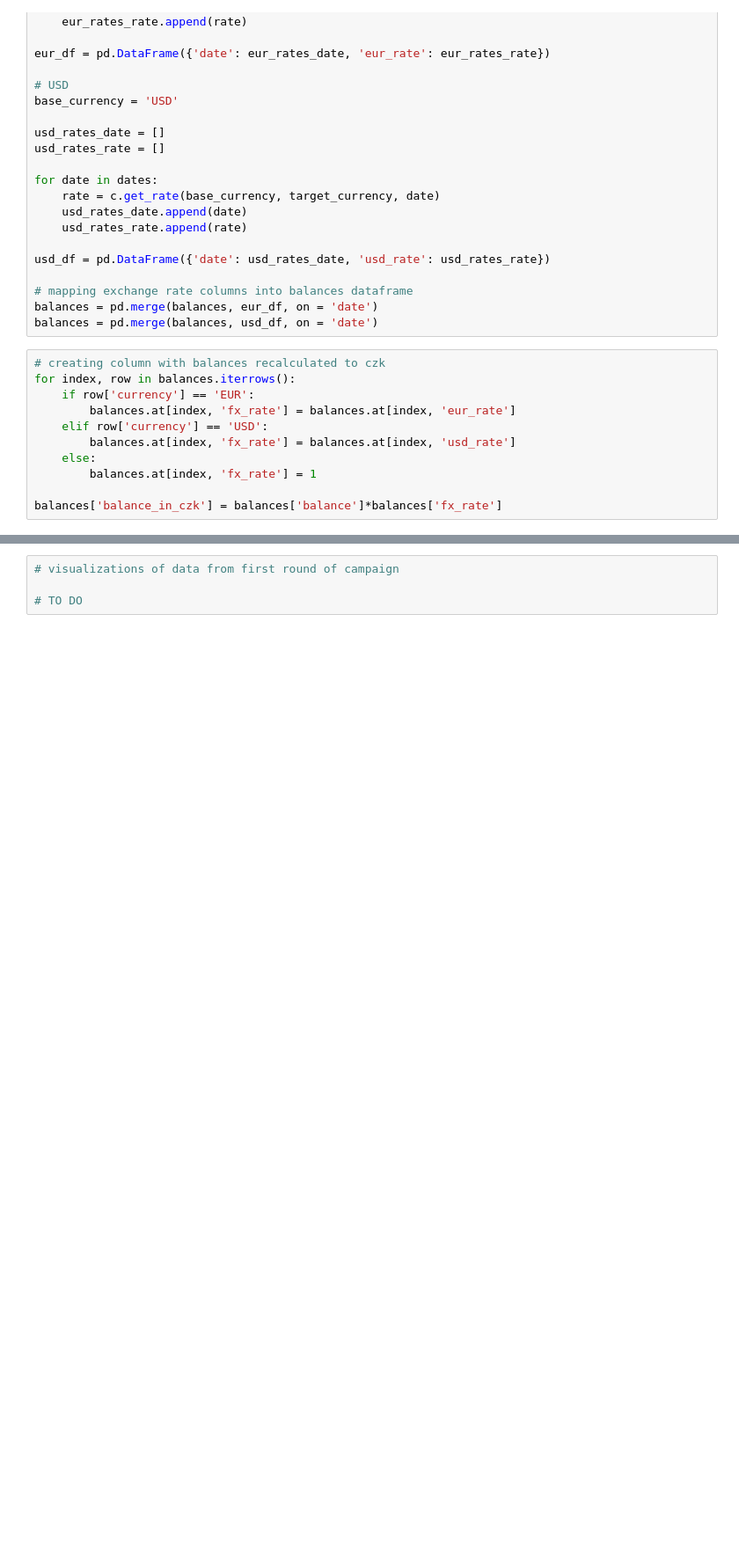
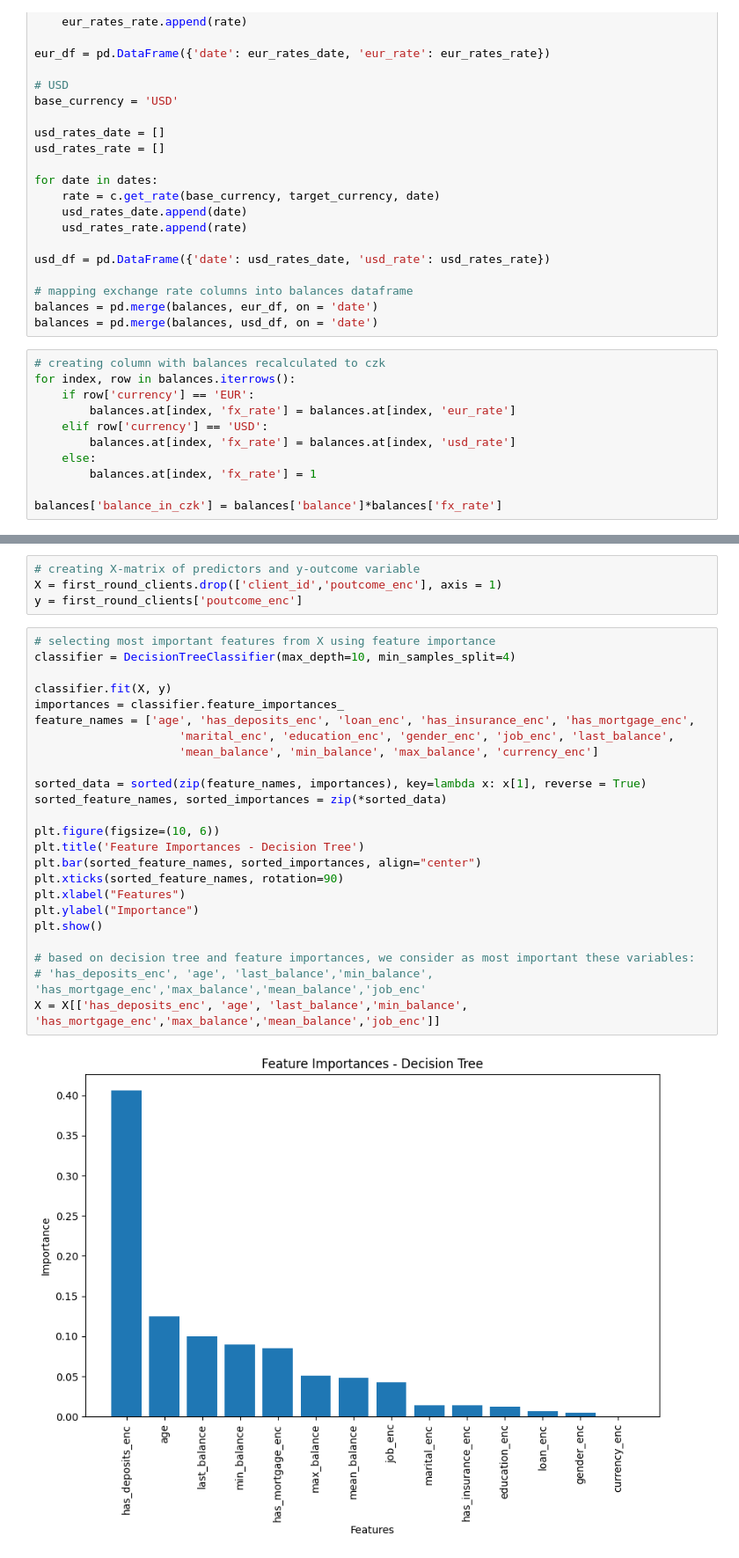
Before and after one commit to danielapinkasova/case_study, a Jupyter notebook: Master_notebook.ipynb, the cells around one changed output, grey strips where cells are left out. Shown: that part at 88% size. Drawn from its saved outputs; the diff is of its cells as text; blank space fills up the shorter version.

Commit message:
feature importances

```diff
--- a/Master_notebook.ipynb
+++ b/Master_notebook.ipynb
@@ -223,4 +235,30 @@ first_round_clients['age'] = first_round_clients['age'].astype(int)
-# %%
-# visualizations of data from first round of campaign
-
-# TO DO
+# %%
+# creating X-matrix of predictors and y-outcome variable
+X = first_round_clients.drop(['client_id','poutcome_enc'], axis = 1)
+y = first_round_clients['poutcome_enc']
+# %%
+# selecting most important features from X using feature importance
+classifier = DecisionTreeClassifier(max_depth=10, min_samples_split=4)
+
+classifier.fit(X, y)
+importances = classifier.feature_importances_
+feature_names = ['age', 'has_deposits_enc', 'loan_enc', 'has_insurance_enc', 'has_mortgage_enc',
+                     'marital_enc', 'education_enc', 'gender_enc', 'job_enc', 'last_balance',
+                     'mean_balance', 'min_balance', 'max_balance', 'currency_enc']
+
+sorted_data = sorted(zip(feature_names, importances), key=lambda x: x[1], reverse = True)
+sorted_feature_names, sorted_importances = zip(*sorted_data)
+
+plt.figure(figsize=(10, 6))
+plt.title('Feature Importances - Decision Tree')
+plt.bar(sorted_feature_names, sorted_importances, align="center")
+plt.xticks(sorted_feature_names, rotation=90)
+plt.xlabel("Features")
+plt.ylabel("Importance")
+plt.show()
+
+# based on decision tree and feature importances, we consider as most important these variables:
+# 'has_deposits_enc', 'age', 'last_balance','min_balance', 'has_mortgage_enc','max_balance','mean_balance','job_enc'
+X = X[['has_deposits_enc', 'age', 'last_balance','min_balance', 'has_mortgage_enc','max_balance','mean_balance','job_enc']]
+# %% [output]
+[figure, added]
```
Also changed, not shown: parts of 8 cells of this notebook.
